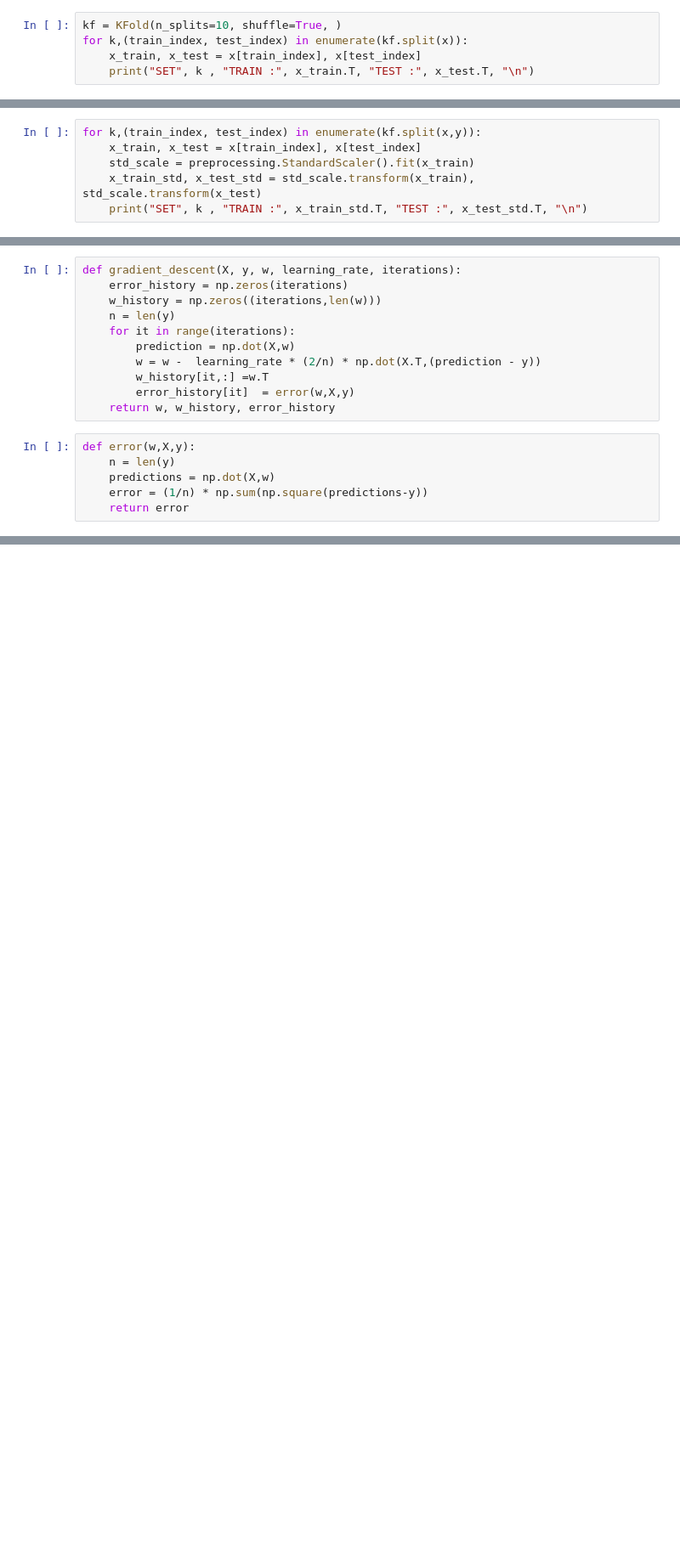
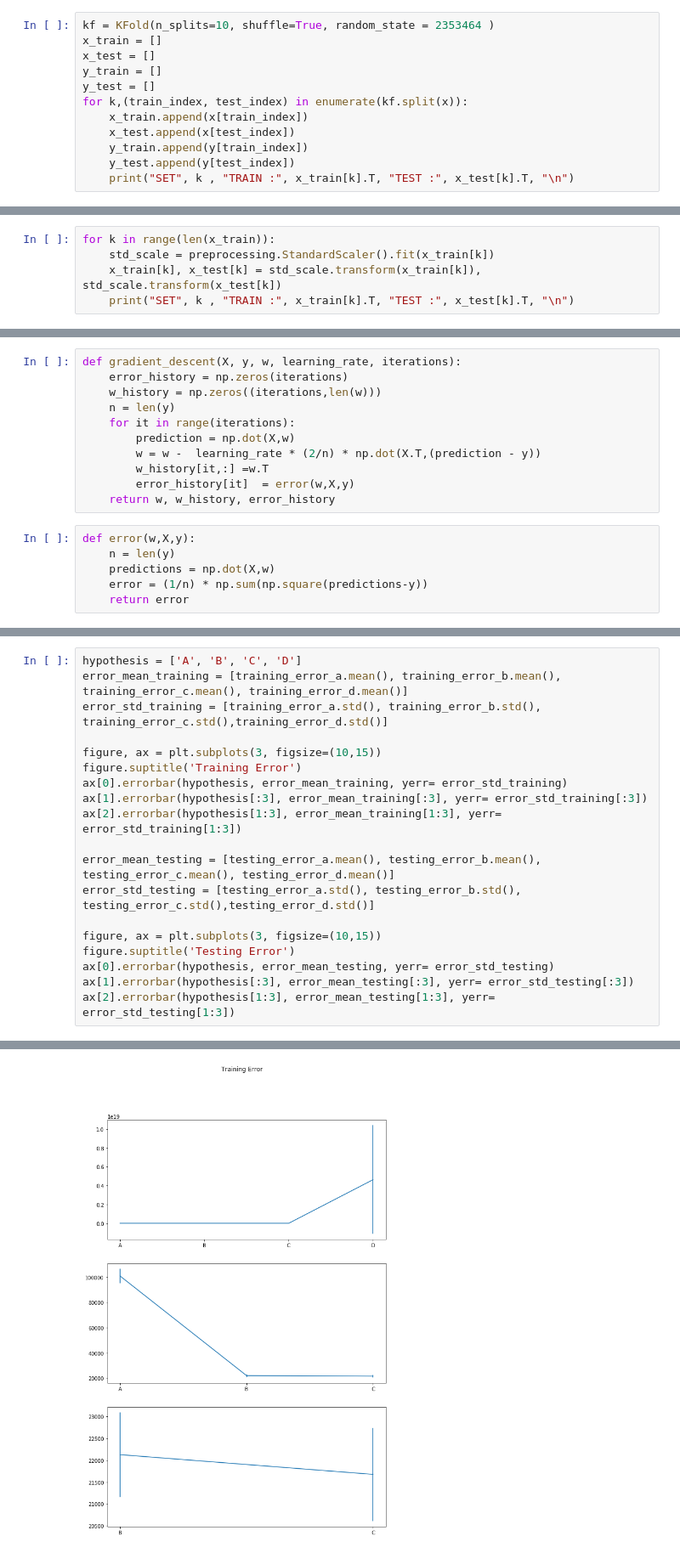
Before and after one commit to aczapata/cs_529_security_analytics, a Jupyter notebook: Homework 1/HW1P3.ipynb, the cells around one changed output, grey strips where cells are left out. Shown at 85% size. Cells and saved outputs as stored; diff of their text form; blank space fills up the shorter version.

```diff
--- a/Homework 1/HW1P3.ipynb
+++ b/Homework 1/HW1P3.ipynb
@@ -25,8 +25,15 @@ plt.show()
 # %% [markdown]
 ### 1. Partition all data randomly into 10 folds and produce 10 different training-validation set pairs
 # %%
-kf = KFold(n_splits=10, shuffle=True, )
+kf = KFold(n_splits=10, shuffle=True, random_state = 2353464 )
+x_train = []
+x_test = []
+y_train = []
+y_test = []
 for k,(train_index, test_index) in enumerate(kf.split(x)):
-    x_train, x_test = x[train_index], x[test_index]
-    print("SET", k , "TRAIN :", x_train.T, "TEST :", x_test.T, "\n")
+    x_train.append(x[train_index])
+    x_test.append(x[test_index])
+    y_train.append(y[train_index])
+    y_test.append(y[test_index])
+    print("SET", k , "TRAIN :", x_train[k].T, "TEST :", x_test[k].T, "\n")
 # %% [output]
@@ -50,9 +57,8 @@ SET 1 TRAIN : [[-6.  -5.8 -5.6 -5.4 -5.2 -5.  -4.8 -4.6 -4.4 -4.  -3.8 -3.6 -3.4
 # %% [markdown]
 ### 2. Normalize your training inputs and outputs by using training sample mean and std deviation
 # %%
-for k,(train_index, test_index) in enumerate(kf.split(x,y)):
-    x_train, x_test = x[train_index], x[test_index]
-    std_scale = preprocessing.StandardScaler().fit(x_train)
-    x_train_std, x_test_std = std_scale.transform(x_train), std_scale.transform(x_test)
-    print("SET", k , "TRAIN :", x_train_std.T, "TEST :", x_test_std.T, "\n")
+for k in range(len(x_train)):
+    std_scale = preprocessing.StandardScaler().fit(x_train[k])
+    x_train[k], x_test[k] = std_scale.transform(x_train[k]), std_scale.transform(x_test[k])
+    print("SET", k , "TRAIN :", x_train[k].T, "TEST :", x_test[k].T, "\n")
 # %% [output]
@@ -212,0 +195,20 @@ plt.show()
+# %%
+hypothesis = ['A', 'B', 'C', 'D']
+error_mean_training = [training_error_a.mean(), training_error_b.mean(), training_error_c.mean(), training_error_d.mean()]
+error_std_training = [training_error_a.std(), training_error_b.std(), training_error_c.std(),training_error_d.std()]
+
+figure, ax = plt.subplots(3, figsize=(10,15))
+figure.suptitle('Training Error')
+ax[0].errorbar(hypothesis, error_mean_training, yerr= error_std_training)
+ax[1].errorbar(hypothesis[:3], error_mean_training[:3], yerr= error_std_training[:3])
+ax[2].errorbar(hypothesis[1:3], error_mean_training[1:3], yerr= error_std_training[1:3])
+
+error_mean_testing = [testing_error_a.mean(), testing_error_b.mean(), testing_error_c.mean(), testing_error_d.mean()]
+error_std_testing = [testing_error_a.std(), testing_error_b.std(), testing_error_c.std(),testing_error_d.std()]
+
+figure, ax = plt.subplots(3, figsize=(10,15))
+figure.suptitle('Testing Error')
+ax[0].errorbar(hypothesis, error_mean_testing, yerr= error_std_testing)
+ax[1].errorbar(hypothesis[:3], error_mean_testing[:3], yerr= error_std_testing[:3])
+ax[2].errorbar(hypothesis[1:3], error_mean_testing[1:3], yerr= error_std_testing[1:3])
+# %% [output]
@@ -212,0 +216 @@ plt.show()
+[figure, added]
```
Also changed, not shown: parts of 12 cells of this notebook.
